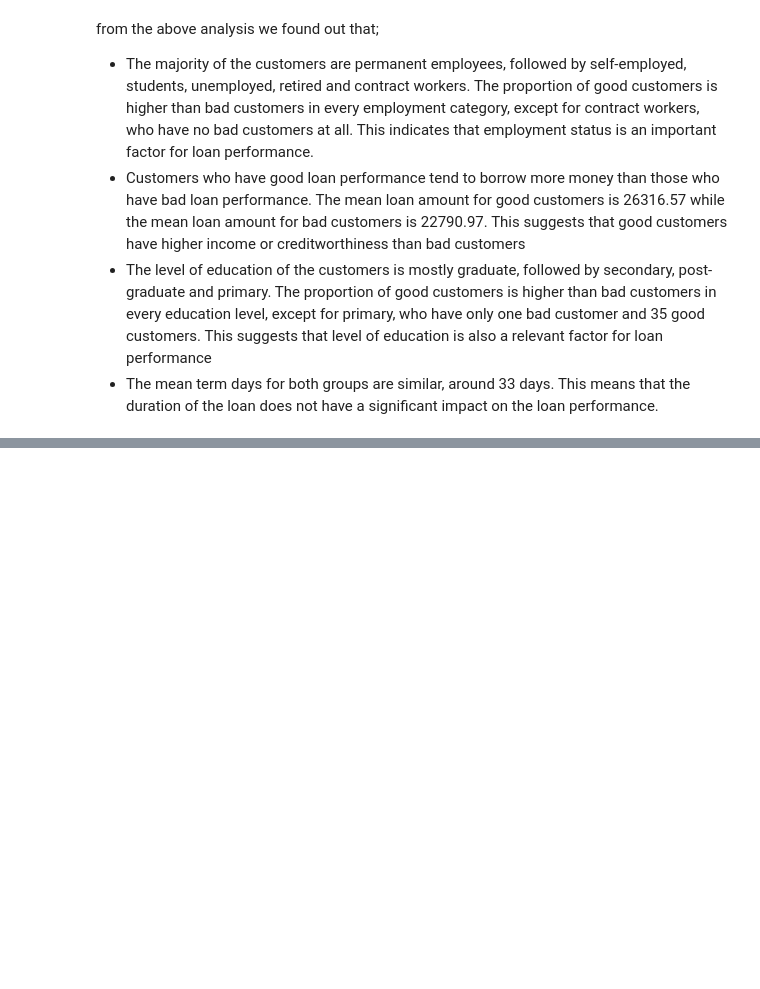
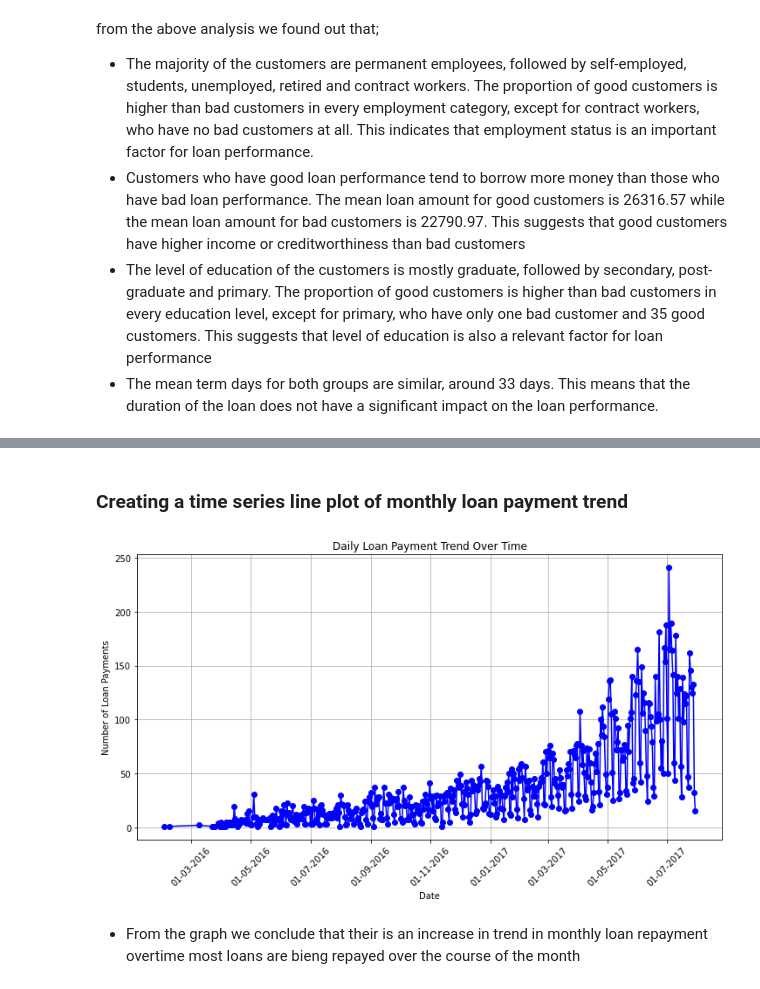
Before and after one commit to frank015940/Loan-Default-Prediction, a Jupyter notebook: loan_default.ipynb, the cells around one changed output, grey strips where cells are left out. Saved outputs shown, nothing was run; the diff lists cells and outputs as text; code cells hidden in the pictures; blank space fills up the shorter version.

```diff
--- a/loan_default.ipynb
+++ b/loan_default.ipynb
@@ -606,0 +569,33 @@ from the above analysis we found out that;
+# %% [markdown]
+### Creating a time series line plot of monthly loan payment trend
+# %%
+
+# Convert date columns to datetime objects
+date_columns = ['firstduedate', 'firstrepaiddate']
+for col in date_columns:
+    merged_data[col] = pd.to_datetime(merged_data[col])
+
+# Create a new column called 'date' that contains only the date part of 'firstrepaiddate'
+merged_data['date'] = merged_data['firstrepaiddate'].dt.date
+
+# Group data by date and count the number of loan payments
+daily_payment_counts = merged_data.groupby('date')['firstrepaiddate'].count().reset_index()
+
+# Create a time series line plot
+plt.figure(figsize=(12, 6))
+plt.plot(daily_payment_counts['date'], daily_payment_counts['firstrepaiddate'], marker='o', linestyle='-', color='b')
+plt.title('Daily Loan Payment Trend Over Time')
+plt.xlabel('Date')
+plt.ylabel('Number of Loan Payments')
+plt.grid(True)
+
+# Format the x-axis labels as day, month, and year
+myFmt = mdates.DateFormatter('%d-%m-%Y')
+plt.gca().xaxis.set_major_formatter(myFmt)
+plt.xticks(rotation=45)
+
+plt.show()
+# %% [output]
+[figure, added]
+# %% [markdown]
+- From the graph we conclude that their is an increase in trend in monthly loan repayment overtime most loans are bieng repayed over the course of the month
```
Also changed, not shown: parts of 20 cells of this notebook.
